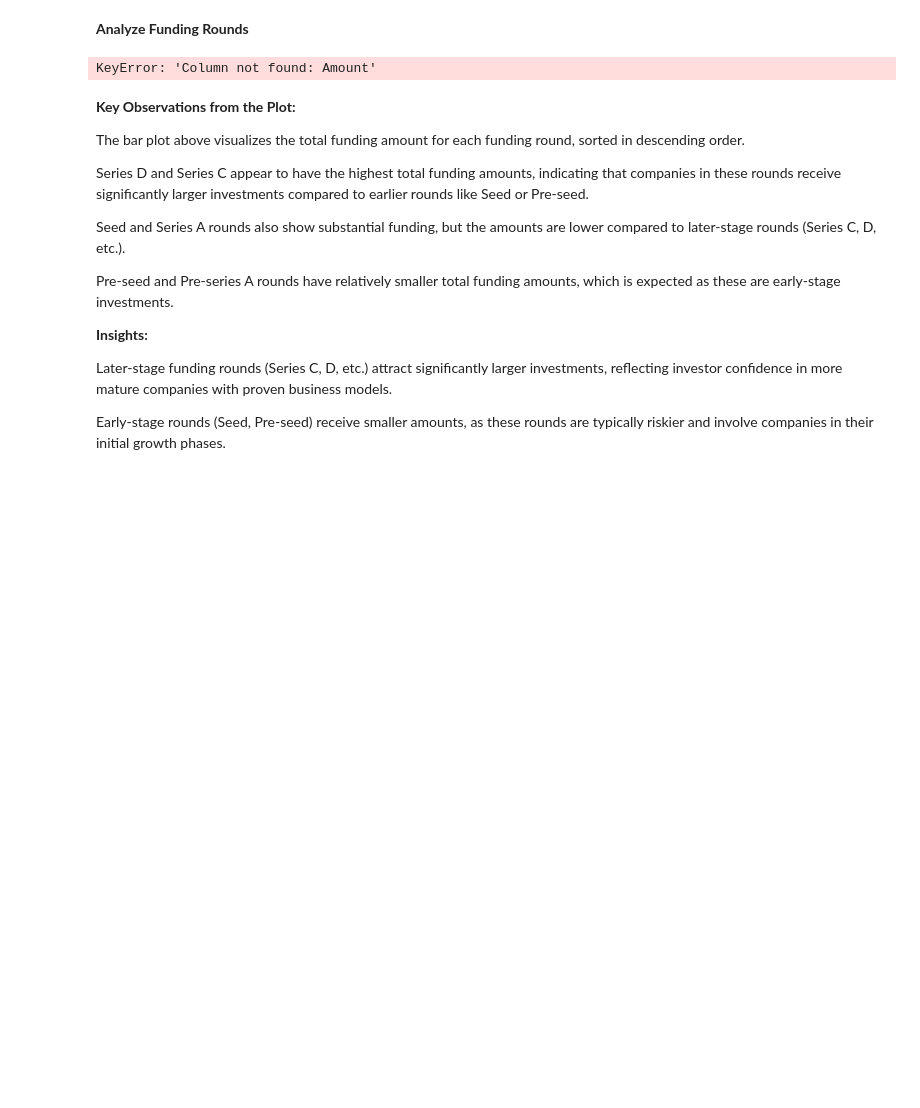
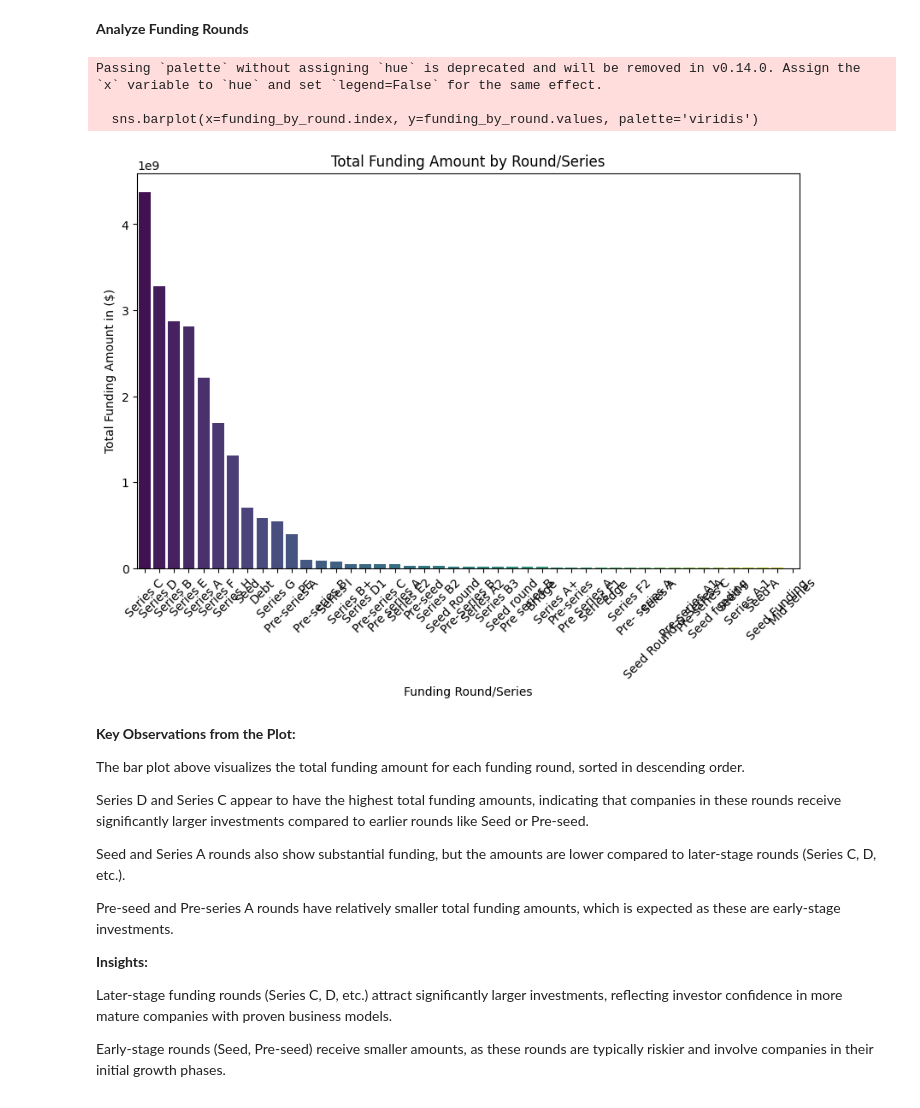
Before and after one commit to ndumbe0/LP-1-Project, a Jupyter notebook: Files/E.D.A - Copy.ipynb, the cells around one changed output. Cells and saved outputs as stored; diff of their text form; code cells hidden in the pictures; blank space fills up the shorter version.

```diff
--- a/Files/E.D.A - Copy.ipynb
+++ b/Files/E.D.A - Copy.ipynb
@@ -215,18 +197,21 @@ Index(['Unnamed0', 'Company_Brand', 'Founded', 'Head_Quarter', 'Sector',
 # %%
 import matplotlib.pyplot as plt
 import seaborn as sns
 
-funding_by_round = df.groupby('Round_Series')['Amount'].sum().sort_values(ascending=False)
+funding_by_round = df.groupby('Funding Round/Series')['Amount in ($)'].sum().sort_values(ascending=False)
 
 plt.figure(figsize=(10, 6))
 sns.barplot(x=funding_by_round.index, y=funding_by_round.values, palette='viridis')
-plt.title('Total Funding Amount by Round_Series')
-plt.xlabel('Round_Series')
-plt.ylabel('Total Funding Amount (in USD)')
+plt.title('Total Funding Amount by Round/Series')
+plt.xlabel('Funding Round/Series')
+plt.ylabel('Total Funding Amount in ($)')
 plt.xticks(rotation=45)
 plt.show()
 # %% [output]
-KeyError: 'Column not found: Amount'
+Passing `palette` without assigning `hue` is deprecated and will be removed in v0.14.0. Assign the `x` variable to `hue` and set `legend=False` for the same effect.
+
+  sns.barplot(x=funding_by_round.index, y=funding_by_round.values, palette='viridis')
+[figure, added]
 # %% [markdown]
 **Key Observations from the Plot:**
 
```
Also changed, not shown: parts of 9 cells of this notebook, 3 other files.
